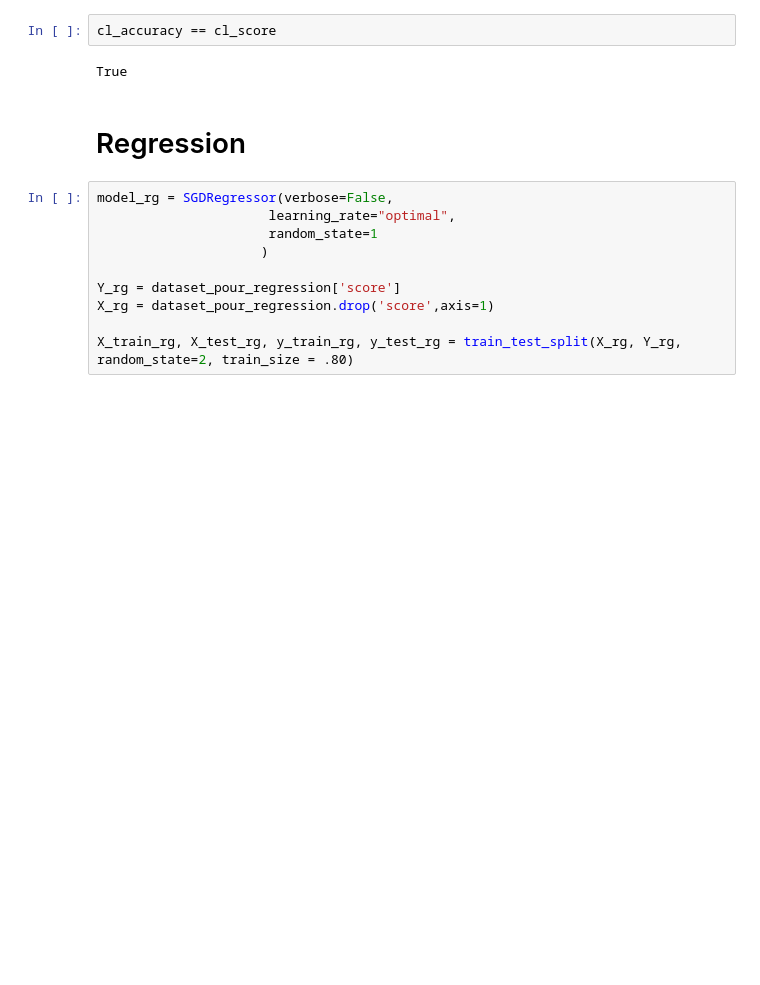
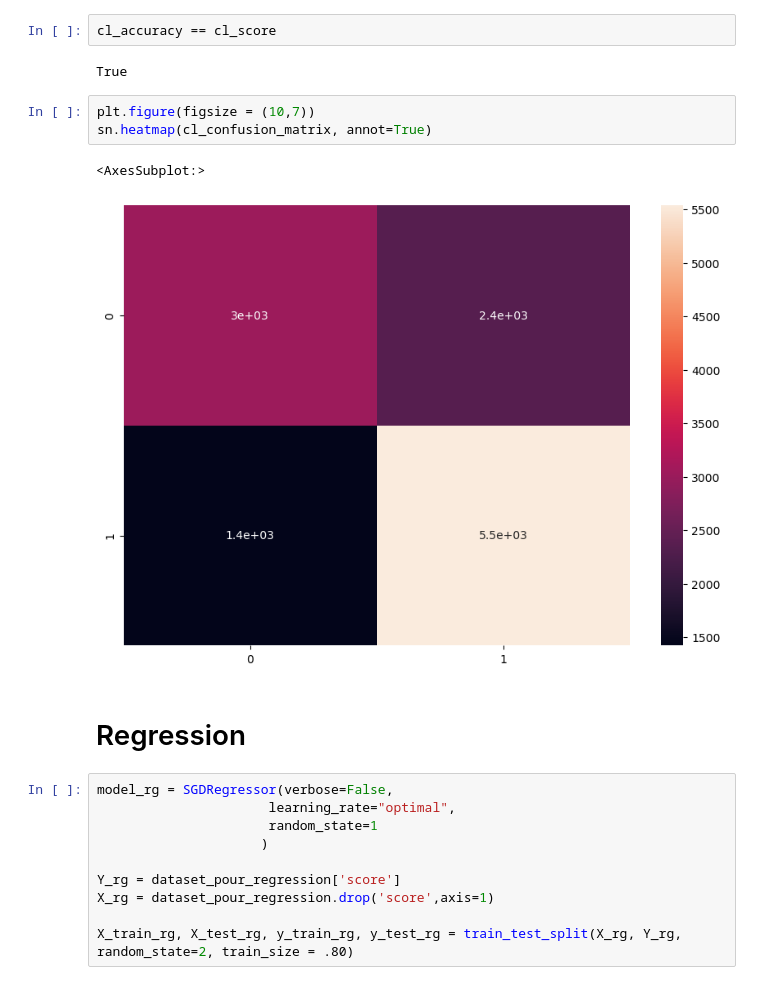
Before and after one commit to DJIGIFA/ODC-ML-DGS, a Jupyter notebook: Untitled.ipynb, the cells around one changed output. Saved outputs shown, nothing was run; the diff lists cells and outputs as text; blank space fills up the shorter version.

```diff
--- a/Untitled.ipynb
+++ b/Untitled.ipynb
@@ -151,6 +165,12 @@ cl_log_loss = metrics.log_loss(y_train_cl,tmp_test_predict)
 cl_accuracy == cl_score
 # %% [output]
 True
+# %%
+plt.figure(figsize = (10,7))
+sn.heatmap(cl_confusion_matrix, annot=True)
+# %% [output]
+<AxesSubplot:>
+[figure, added]
 # %% [markdown]
 # Regression
 # %%
```
Also changed, not shown: parts of 17 cells of this notebook, 1 other file.
